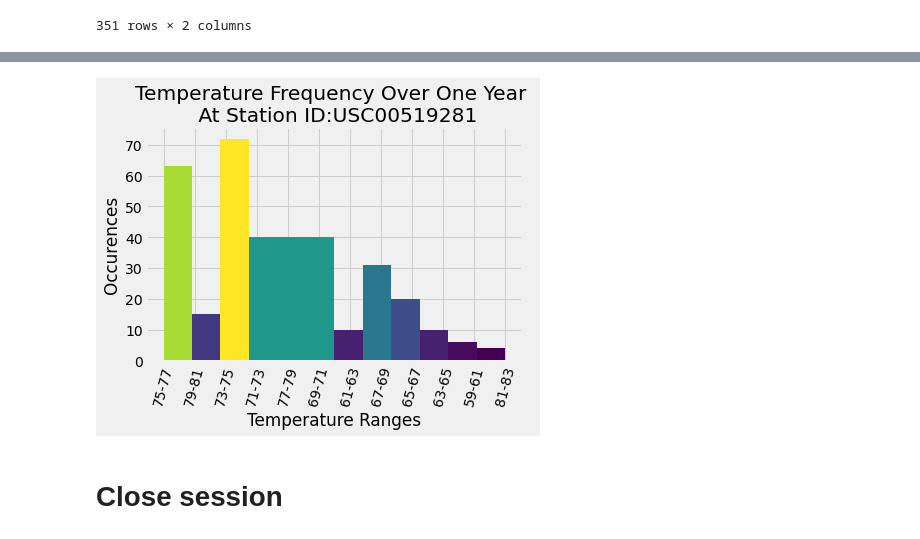
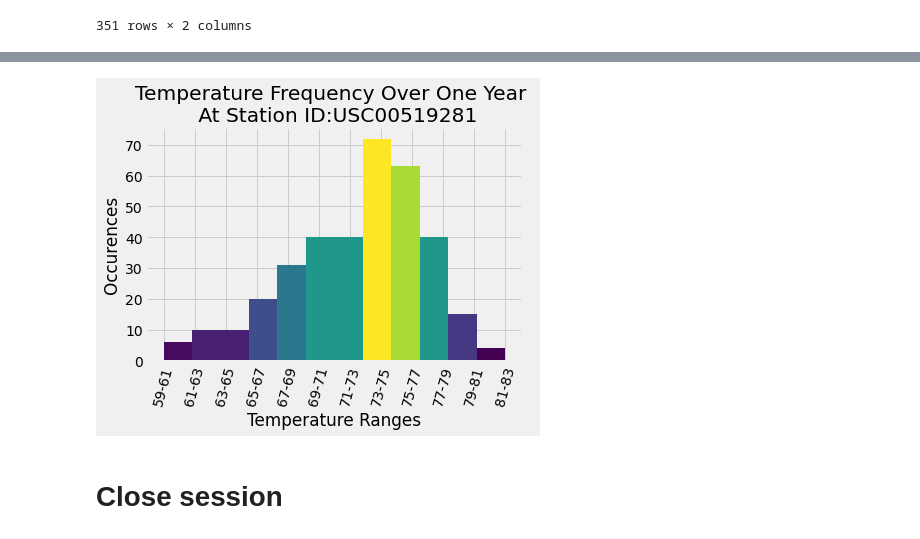
Before and after one commit to 3065923/Climate_Analysis_Burns, a Jupyter notebook: Instructions/Climate_Burns.ipynb, the cells around one changed output, grey strips where cells are left out. Drawn from its saved outputs; the diff is of its cells as text; code cells hidden in the pictures.

Commit message:
Cleaned plots. Flask app started. Precipitation route complete.

```diff
--- a/Instructions/Climate_Burns.ipynb
+++ b/Instructions/Climate_Burns.ipynb
@@ -332,3 +335,6 @@ temp_df
 | 2017-08-17 | 76.0 | 75-77 |
 | 2017-08-18 | 79.0 | 77-79 |
 351 rows × 2 columns
+# %%
+master_temp_df= temp_df.sort_values(by='Temperature Range')
+master_temp_df
@@ -339,7 +360,7 @@ temp_df
 
 fig2, ax2 = plt.subplots()
 
-x_temp_ranges= temp_df['Temperature Range']
+x_temp_ranges= master_temp_df['Temperature Range']
 # y_temperature= temp_df['Temperature']
 
 ax2.set_xlabel('Temperature Ranges')
@@ -349,41 +370,41 @@ ax2.set_title('Temperature Frequency Over One Year \n At Station ID:USC00519281'
 
 
 
-ax2.hist(x_temp_ranges, bins=12, density=True)
+# ax2.hist(x_temp_ranges, bins=12, density=True, align='mid, ')
 
 
 
 
 
 
 
 
 #test
 N, bins, patches = ax2.hist(x_temp_ranges, bins=12)
 
 # N, bins, edges = ax2.hist(x_temp_ranges, bins=12, edgecolor='k')
 
 # We'll color code by height, but you could use any scalar
 fracs = N / N.max()
 
 # we need to normalize the data to 0..1 for the full range of the colormap
 norm = colors.Normalize(fracs.min(), fracs.max())
 
 # Now, we'll loop through our objects and set the color of each accordingly
 for thisfrac, thispatch in zip(fracs, patches):
     color = plt.cm.viridis(norm(thisfrac))
     thispatch.set_facecolor(color)
 
 
 ax2.hist(x_temp_ranges, bins=12, density=True)
 
 
 
 
 # plt.figure(figsize=(200,10),facecolor='red',edgecolor='blue')
 plt.show()
 # %% [output]
-[figure, old version]
+[figure, new version]
 # %% [markdown]
 # Close session
 # %%
```
Also changed, not shown: parts of 2 cells of this notebook, 2 other files.
